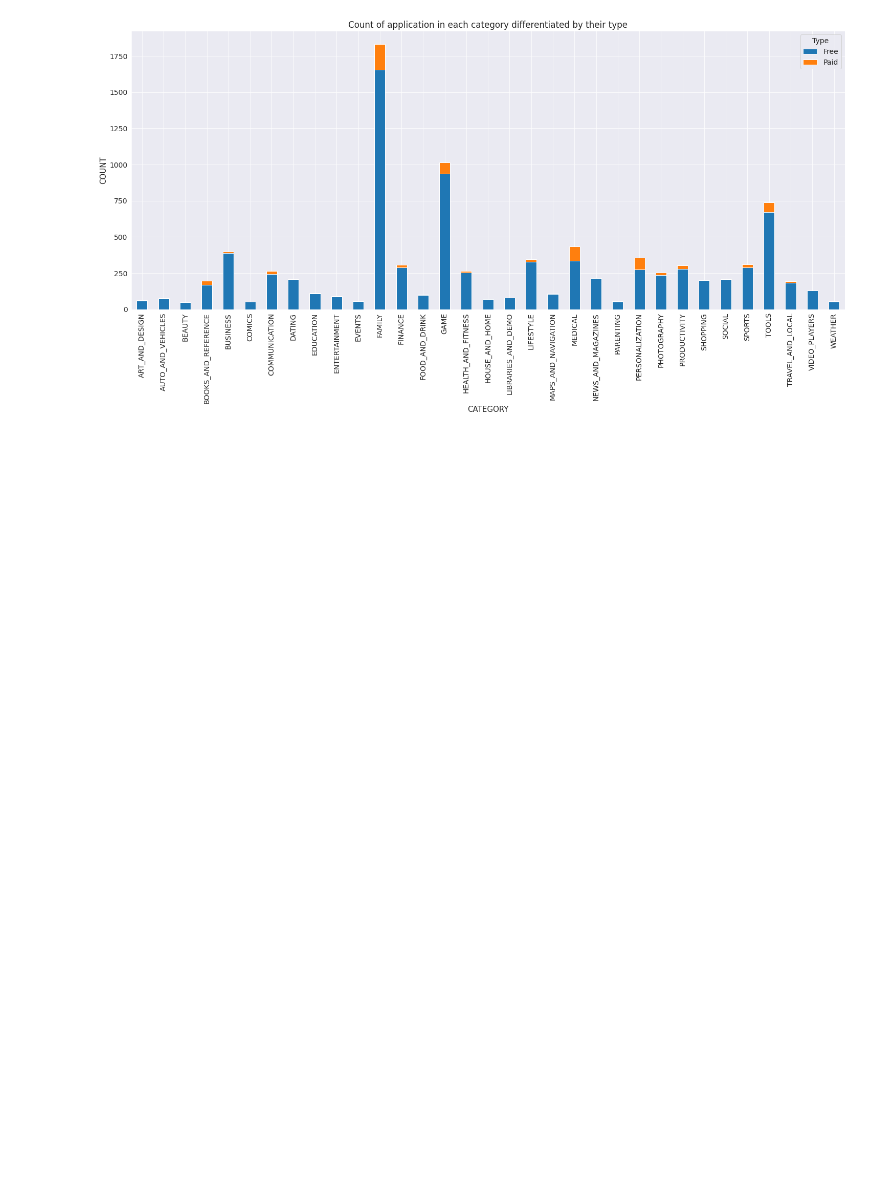
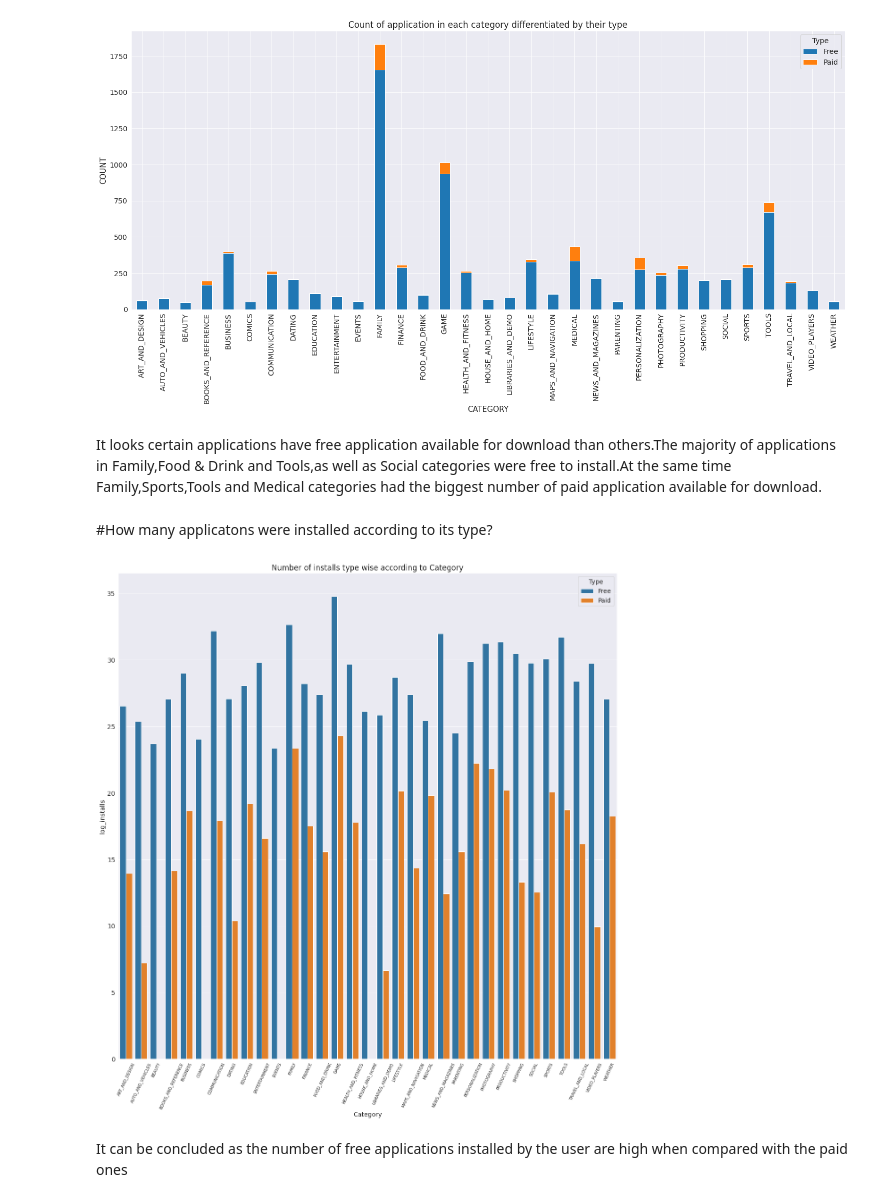
Before and after one commit to pdpranavkumar/Machine-Learning-Models, a Jupyter notebook: Play_Store_App_Review_Analysis_Pranav_Dhabale_Capstone_Project.ipynb, the cells around one changed output. Saved outputs shown, nothing was run; the diff lists cells and outputs as text; code cells hidden in the pictures; blank space fills up the shorter version.

```diff
--- a/Play_Store_App_Review_Analysis_Pranav_Dhabale_Capstone_Project.ipynb
+++ b/Play_Store_App_Review_Analysis_Pranav_Dhabale_Capstone_Project.ipynb
@@ -594,3 +594,25 @@ plt.title("Count of application in each category differentiated by their type")
 plt.show()
 # %% [output]
 [figure]
+# %% [markdown]
+It looks certain applications have free application available for download than others.The majority of applications in Family,Food & Drink and Tools,as well as Social categories were free to install.At the same time Family,Sports,Tools and Medical categories had the biggest number of paid application available for download.
+# %% [markdown]
+#How many applicatons were installed according to its type?
+# %%
+play_store_df['Gaming Category App'] = play_store_df['Category']=='GAME'
+# %%
+category_type_installs = play_store_df.groupby(['Category','Type'])[['Installs']].sum().reset_index()
+# %%
+category_type_installs['log_installs'] = np.log2(category_type_installs['Installs'])
+# %%
+plt.figure(figsize=(20,20))
+plt.xticks(rotation=65, fontsize=9)
+plt.ylabel("Category")
+plt.ylabel("Installs")
+plt.title("Number of installs type wise according to Category")
+sns.barplot('Category', 'log_installs', hue='Type', data=category_type_installs);
+plt.show()
+# %% [output]
+[figure, added]
+# %% [markdown]
+It can be concluded as the number of free applications installed by the user are high when compared with the paid ones
```
Also changed, not shown: parts of 2 cells of this notebook.
